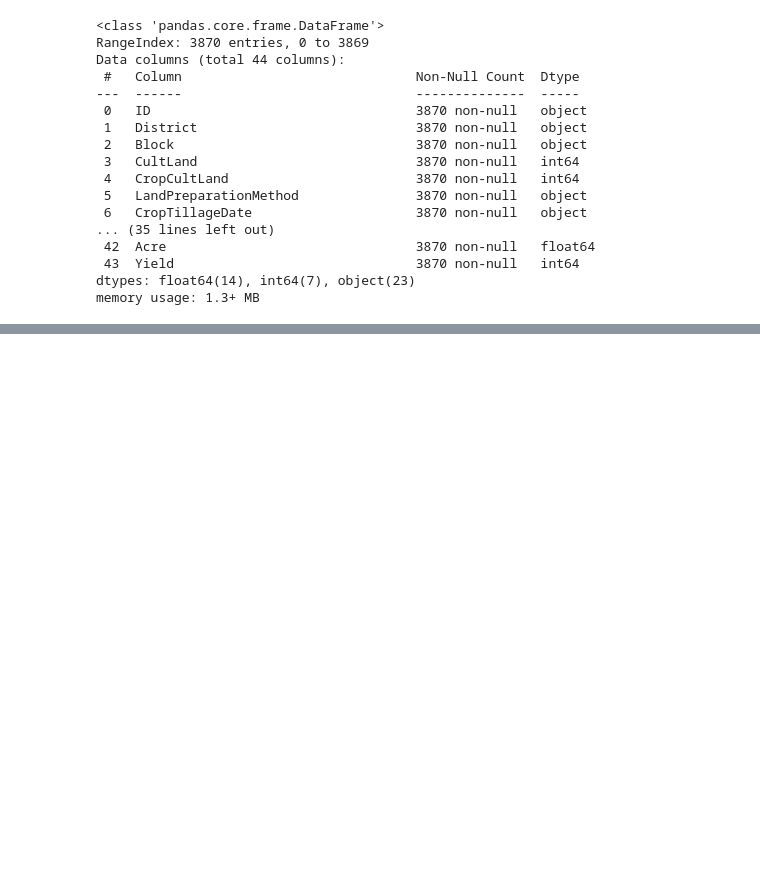
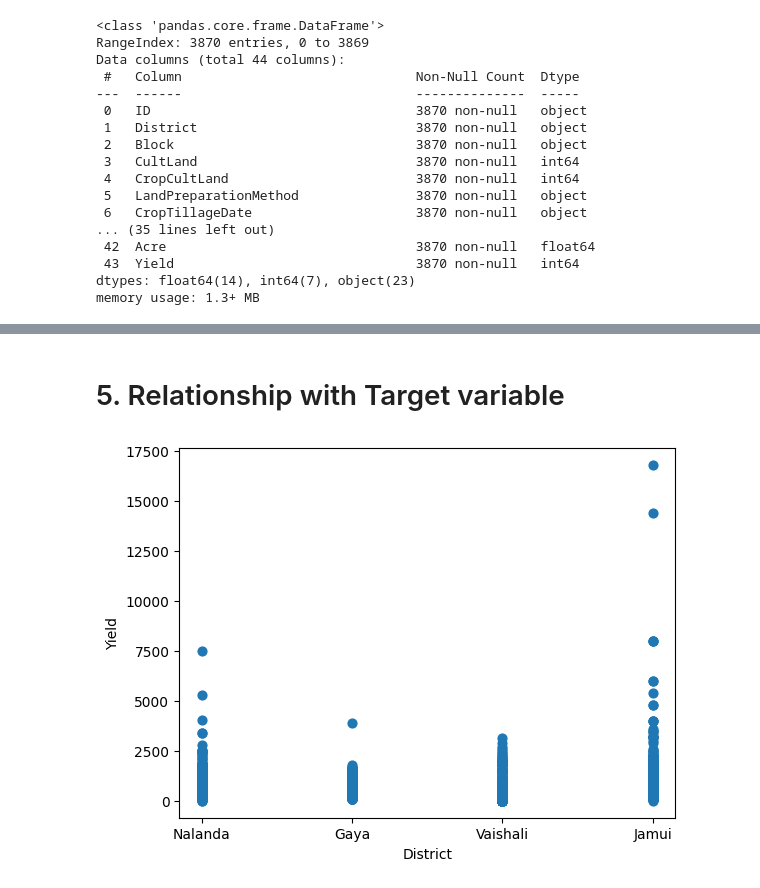
Before and after one commit to Nabarup-Maity/Machine_Learning, a Jupyter notebook: Zindi/Digital Green Crop Yield Estimate Challenge/DigitalGreen_Starter_Notebook.ipynb, the cells around one changed output, grey strips where cells are left out. Saved outputs shown, nothing was run; the diff lists cells and outputs as text; code cells hidden in the pictures; blank space fills up the shorter version.

```diff
--- a/Zindi/Digital Green Crop Yield Estimate Challenge/DigitalGreen_Starter_Notebook.ipynb
+++ b/Zindi/Digital Green Crop Yield Estimate Challenge/DigitalGreen_Starter_Notebook.ipynb
@@ -139,0 +326,3 @@ train['nurseryToTransplanting'] = train['SeedingSowingTransplanting'] - train['R
+# %%
+for col in missing_columns:
+    train[col].fillna(train[col].mode().iloc[0], inplace = True)
@@ -139,0 +359,6 @@ train['nurseryToTransplanting'] = train['SeedingSowingTransplanting'] - train['R
+# %% [markdown]
+# 5. Relationship with Target variable
+# %%
+train.plot.scatter(x = 'District', y = 'Yield', s = 40);
+# %% [output]
+[figure, added]
```
Also changed, not shown: parts of 102 cells of this notebook.
